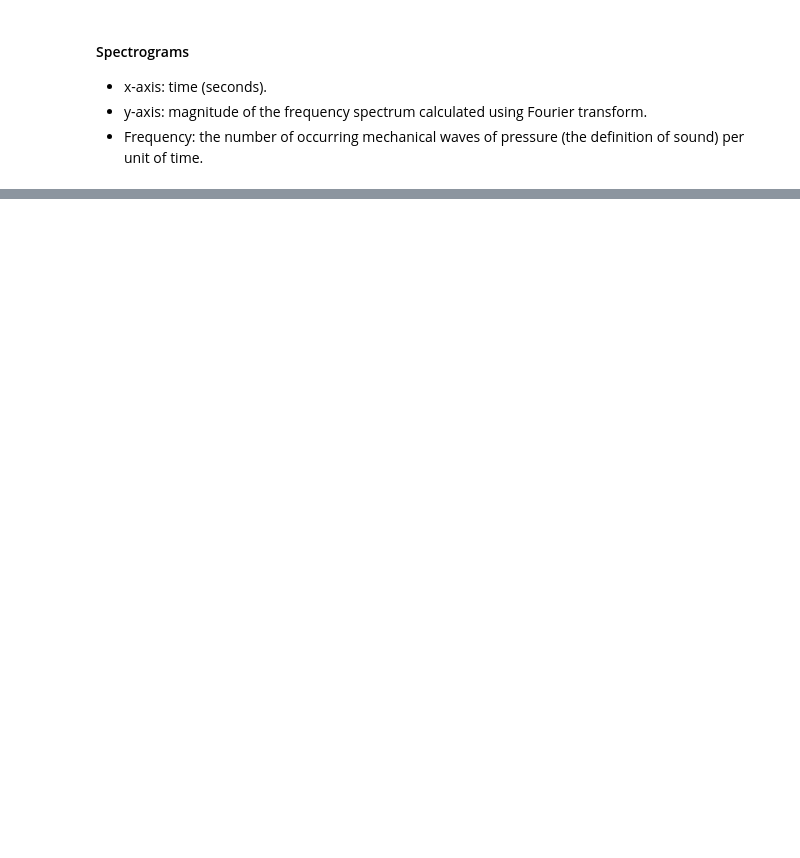
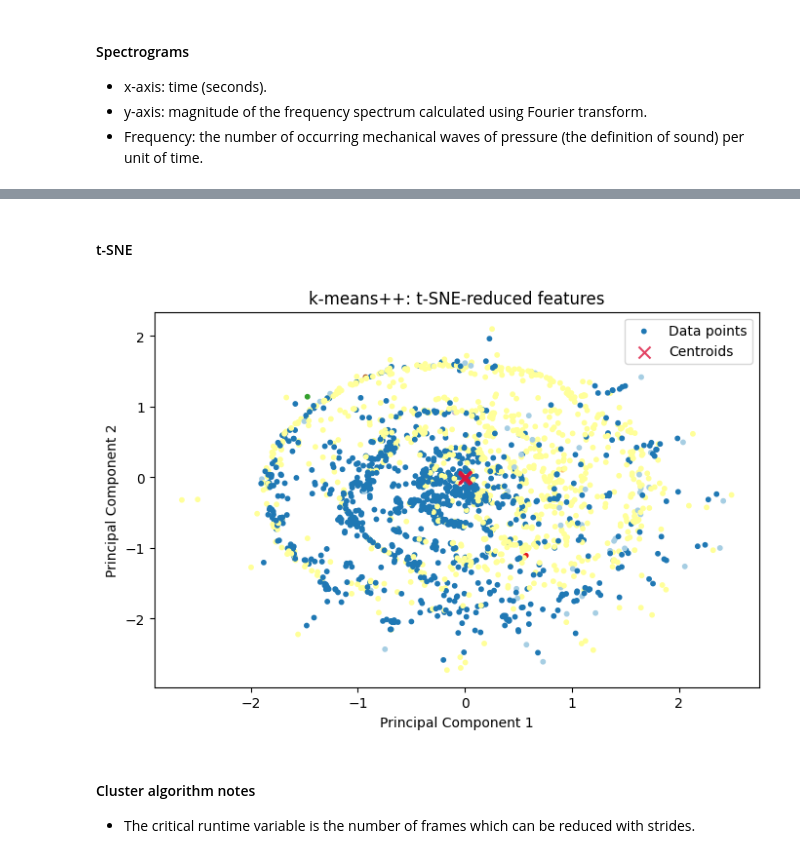
Before and after one commit to ChristerKoldLindholm/bsc-christerkl, a Jupyter notebook: data_exploration.ipynb, the cells around one changed output, grey strips where cells are left out. Drawn from its saved outputs; the diff is of its cells as text; code cells hidden in the pictures; blank space fills up the shorter version.

```diff
--- a/data_exploration.ipynb
+++ b/data_exploration.ipynb
@@ -230,0 +457,24 @@ plt.show()
+# %% [markdown]
+#### t-SNE
+# %%
+tsne = TSNE(n_components=2, init="pca", random_state=seed, learning_rate="auto")
+Z_tsne = tsne.fit_transform(X)
+# %%
+fig, ax = plt.subplots(figsize=(8, 5))
+
+ax.scatter(Z_tsne[:, 0], Z_tsne[:, 1], cmap=cmap, c=unit_labels, s=10, alpha=1, label="Data points")
+ax.scatter(Z_centers[:, 0], Z_centers[:, 1], c="crimson", alpha=0.8, s=75, marker="x", label="Centroids")
+# ax.plot(unit_inertia, marker="o", lw=2, c="mediumseagreen", alpha=0.8, label="Inertia")
+# ax.plot(unit_silhs, marker="o", lw=2, c="cornflowerblue", alpha=0.8, label="Silhouette score")
+
+ax.set_title("k-means++: t-SNE-reduced features")
+ax.set_xlabel("Principal Component 1")
+ax.set_ylabel("Principal Component 2")
+
+ax.legend()
+plt.show()
+# %% [output]
+[figure, added]
+# %% [markdown]
+#### Cluster algorithm notes
+- The critical runtime variable is the number of frames which can be reduced with strides.
```
Also changed, not shown: parts of 26 cells of this notebook, 4 other files.
